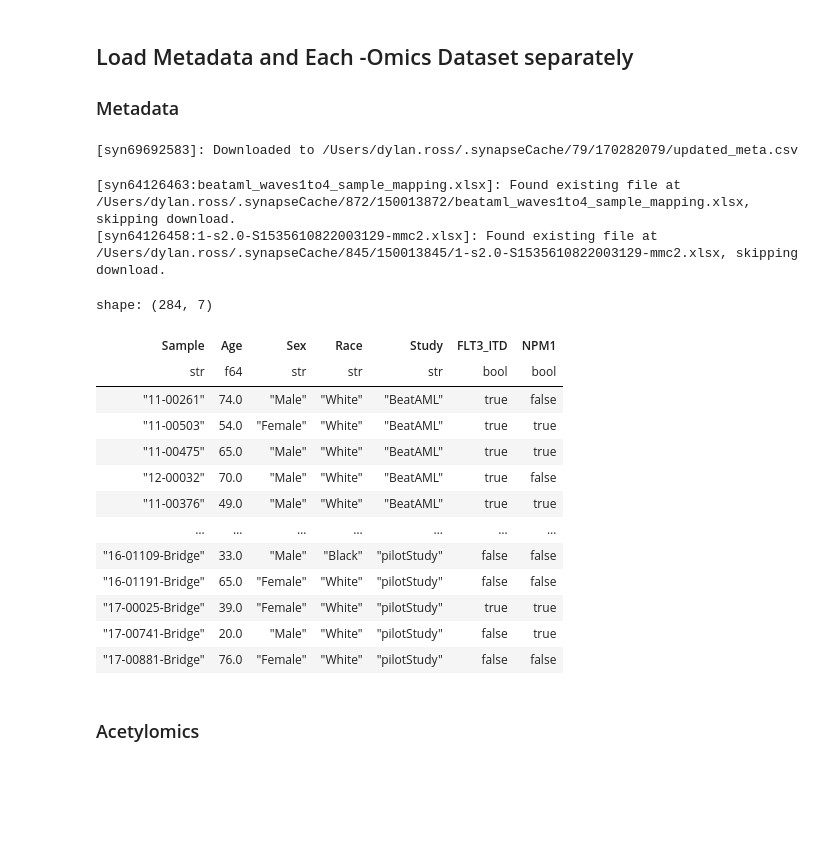
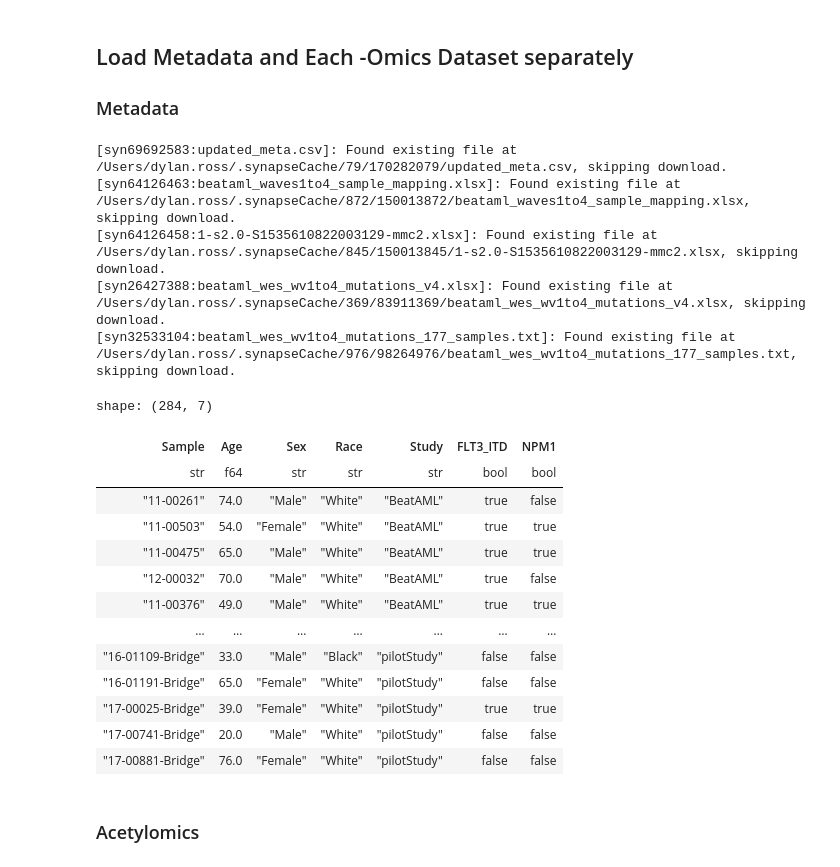
Before and after one commit to PNNL-CompBio/amlMultidrugResistance, a Jupyter notebook: aml_outcome_disparities/analysis/dylan/combined_data_table.ipynb, the cells around one changed output. Cells and saved outputs as stored; diff of their text form; code cells hidden in the pictures; blank space fills up the shorter version.

```diff
--- a/aml_outcome_disparities/analysis/dylan/combined_data_table.ipynb
+++ b/aml_outcome_disparities/analysis/dylan/combined_data_table.ipynb
@@ -72,41 +72,45 @@ meta = (
         include_index=True
     )
     .rename({"None": "Sample"})
     # keep only a subset of the mutation data:
     # important mutations from Eisfeld paper
     # https://doi.org/10.1038/s41588-024-01929-x
     .select(
         "Sample",
         "Age",
         "Sex",
         "Race",
         "Study",
-        # for all of the mutation data, (implicit) treat "Not measured" as "WT"
+        # for all of the mutation data:
+        #   (implicit) treat "Not measured" as "WT"
+        #   (explicit) fill any null values with "WT"
         # convert the column into boolean indicating mutation state
-        (pl.col("FLT3_ITD") == "Mutant"),
-        (pl.col("NPM1") == "Mutant"),
+        (pl.col("FLT3_ITD").fill_null("WT") == "Mutant"),
+        (pl.col("NPM1").fill_null("WT") == "Mutant"),
     )
     # retain only samples with "White" or "Black" race label
     .filter(pl.col("Race").is_in(["White", "Black"]))
 )
 meta
 # %% [output]
-[syn69692583]: Downloaded to /Users/dylan.ross/.synapseCache/79/170282079/updated_meta.csv
+[syn69692583:updated_meta.csv]: Found existing file at /Users/dylan.ross/.synapseCache/79/170282079/updated_meta.csv, skipping download.
+[syn64126463:beataml_waves1to4_sample_mapping.xlsx]: Found existing file at /Users/dylan.ross/.synapseCache/872/150013872/beataml_waves1to4_sample_mapping.xlsx, skipping download.
+[syn64126458:1-s2.0-S1535610822003129-mmc2.xlsx]: Found existing file at /Users/dylan.ross/.synapseCache/845/150013845/1-s2.0-S1535610822003129-mmc2.xlsx, skipping download.
+[syn26427388:beataml_wes_wv1to4_mutations_v4.xlsx]: Found existing file at /Users/dylan.ross/.synapseCache/369/83911369/beataml_wes_wv1to4_mutations_v4.xlsx, skipping download.
+[syn32533104:beataml_wes_wv1to4_mutations_177_samples.txt]: Found existing file at /Users/dylan.ross/.synapseCache/976/98264976/beataml_wes_wv1to4_mutations_177_samples.txt, skipping download.
-[syn64126463:beataml_waves1to4_sample_mapping.xlsx]: Found existing file at /Users/dylan.ross/.synapseCache/872/150013872/beataml_waves1to4_sample_mapping.xlsx, skipping download.
-[syn64126458:1-s2.0-S1535610822003129-mmc2.xlsx]: Found existing file at /Users/dylan.ross/.synapseCache/845/150013845/1-s2.0-S1535610822003129-mmc2.xlsx, skipping download.
+shape: (284, 7)
-shape: (284, 7)
 | Sample | Age | Sex | Race | Study | FLT3_ITD | NPM1 |
 | str | f64 | str | str | str | bool | bool |
 | "11-00261" | 74.0 | "Male" | "White" | "BeatAML" | true | false |
 | "11-00503" | 54.0 | "Female" | "White" | "BeatAML" | true | true |
 | "11-00475" | 65.0 | "Male" | "White" | "BeatAML" | true | true |
 | "12-00032" | 70.0 | "Male" | "White" | "BeatAML" | true | false |
 | "11-00376" | 49.0 | "Male" | "White" | "BeatAML" | true | true |
 | … | … | … | … | … | … | … |
 | "16-01109-Bridge" | 33.0 | "Male" | "Black" | "pilotStudy" | false | false |
 | "16-01191-Bridge" | 65.0 | "Female" | "White" | "pilotStudy" | false | false |
 | "17-00025-Bridge" | 39.0 | "Female" | "White" | "pilotStudy" | true | true |
-| "17-00741-Bridge" | 20.0 | "Male" | "White" | "pilotStudy" | false | true |
+| "17-00741-Bridge" | 20.0 | "Male" | "White" | "pilotStudy" | false | false |
 | "17-00881-Bridge" | 76.0 | "Female" | "White" | "pilotStudy" | false | false |
 # %% [markdown]
 ### Acetylomics
```
Also changed, not shown: parts of 6 cells of this notebook, 7 other files.
